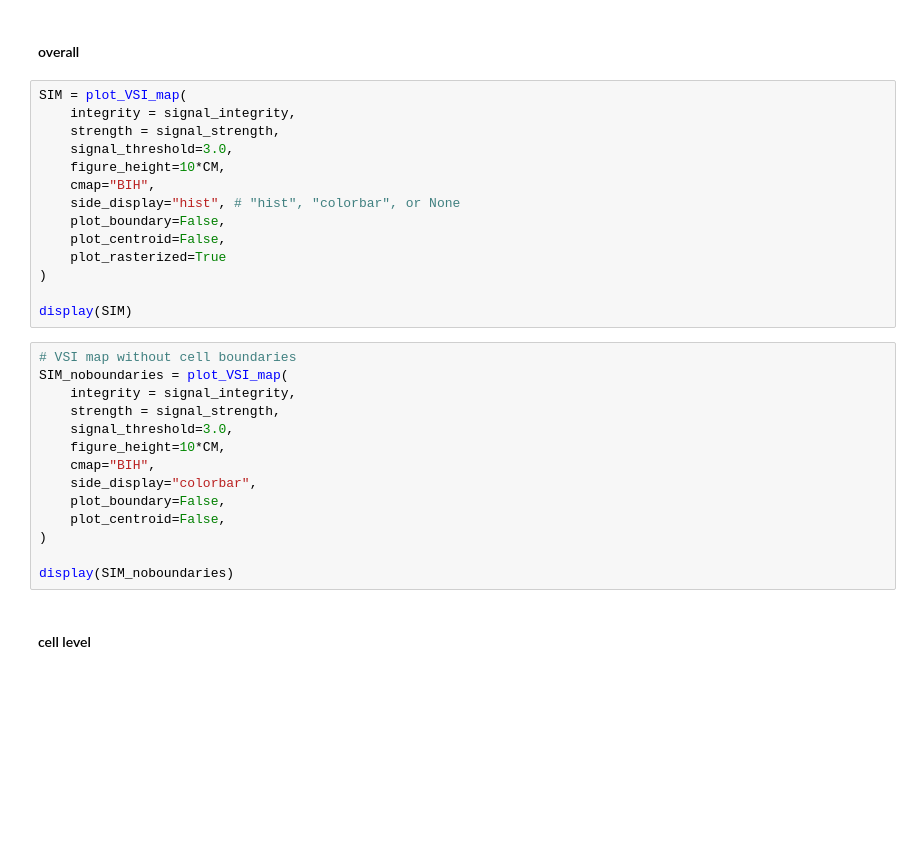
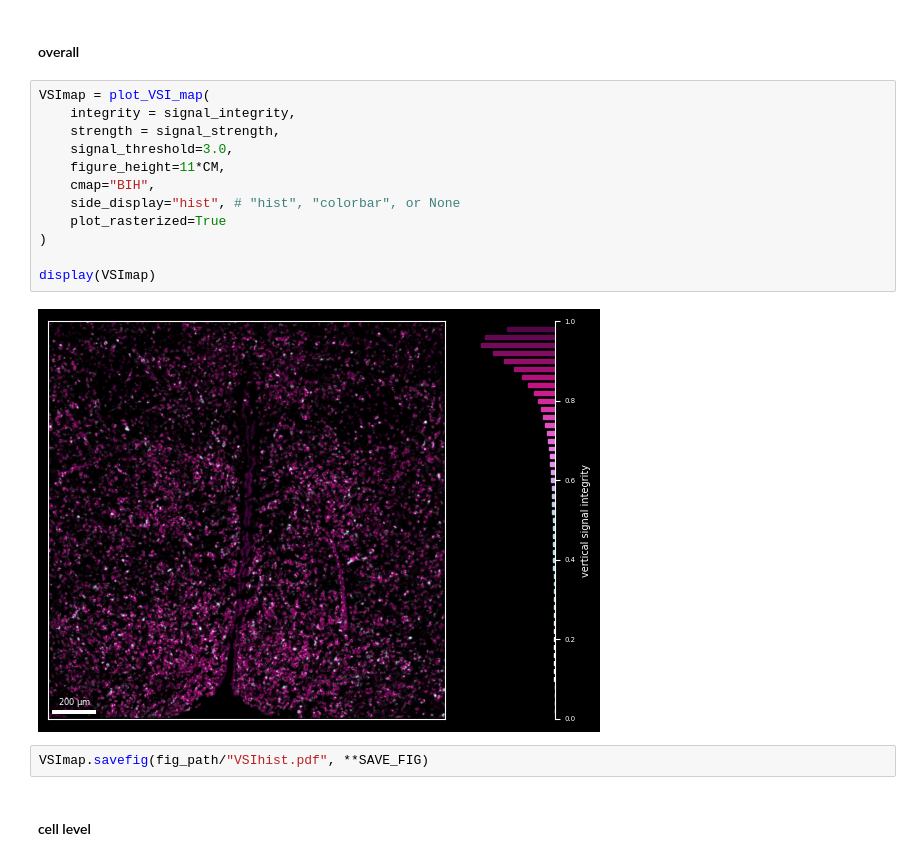
Before and after one commit to melocery/MasterThesisAnalysis, a Jupyter notebook: notebook/R2_VSI.ipynb, the cells around one changed output. Cells and saved outputs as stored; diff of their text form; blank space fills up the shorter version.

```diff
--- a/notebook/R2_VSI.ipynb
+++ b/notebook/R2_VSI.ipynb
@@ -69,33 +80,21 @@ Main findings:
 # %% [markdown]
 #### overall
 # %%
-SIM = plot_VSI_map(
+VSImap = plot_VSI_map(
     integrity = signal_integrity,
     strength = signal_strength,
     signal_threshold=3.0,
-    figure_height=10*CM,
+    figure_height=11*CM,
     cmap="BIH",
     side_display="hist", # "hist", "colorbar", or None
-    plot_boundary=False,
-    plot_centroid=False,
     plot_rasterized=True
 )
 
-display(SIM)
+display(VSImap)
+# %% [output]
+[figure, added]
-# %%
-# VSI map without cell boundaries
-SIM_noboundaries = plot_VSI_map(
-    integrity = signal_integrity,
-    strength = signal_strength,
-    signal_threshold=3.0,
-    figure_height=10*CM,
-    cmap="BIH",
-    side_display="colorbar",
-    plot_boundary=False,
-    plot_centroid=False,
-)
-
-display(SIM_noboundaries)
+# %%
+VSImap.savefig(fig_path/"VSIhist.pdf", **SAVE_FIG)
 # %% [markdown]
 #### cell level
 # %%
```
Also changed, not shown: parts of 26 cells of this notebook, 5 other files.
